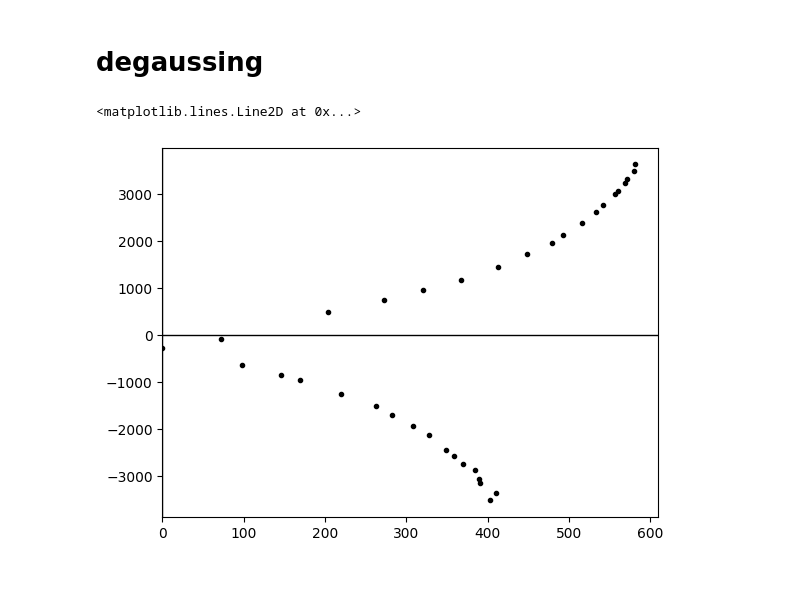
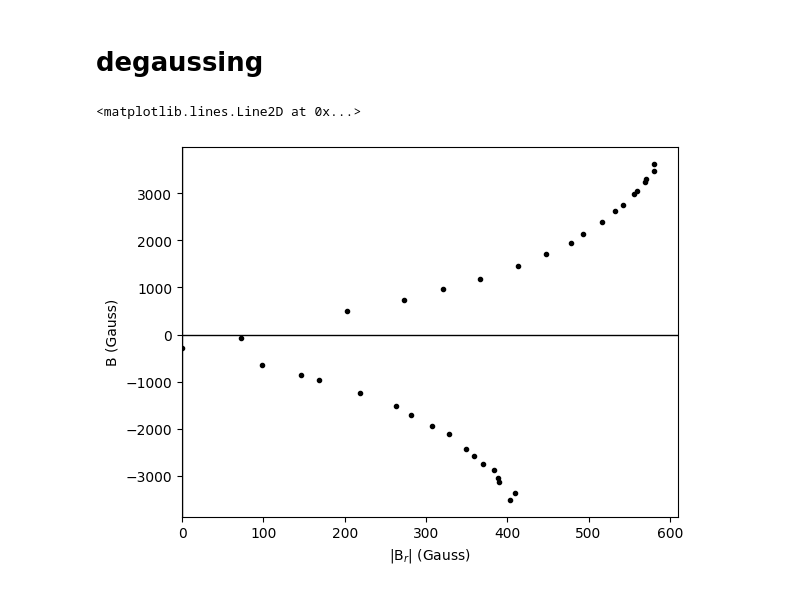
Before and after one commit to gayatri-p/lab-reports, a Jupyter notebook: general physics/6. magnetic hysteresis/analysis.ipynb, the cells around one changed output. Drawn from its saved outputs; the diff is of its cells as text; code cells hidden in the pictures.

```diff
--- a/general physics/6. magnetic hysteresis/analysis.ipynb
+++ b/general physics/6. magnetic hysteresis/analysis.ipynb
@@ -56,10 +82,13 @@ br = np.array([row[2] for row in data_degauss])
 # %%
 plt.plot(np.abs(br), b_, '.k')
 
 plt.gca().set_xlim(left=0)
 
+plt.xlabel('|B$_r$| (Gauss)')
+plt.ylabel('B (Gauss)')
+
 plt.axvline(linewidth=1, color='black')
 plt.axhline(linewidth=1, color='black')
 # %% [output]
 <matplotlib.lines.Line2D at 0x...>
-[figure, old version]
+[figure, new version]
```
Also changed, not shown: parts of 3 cells of this notebook, 18 other files.
